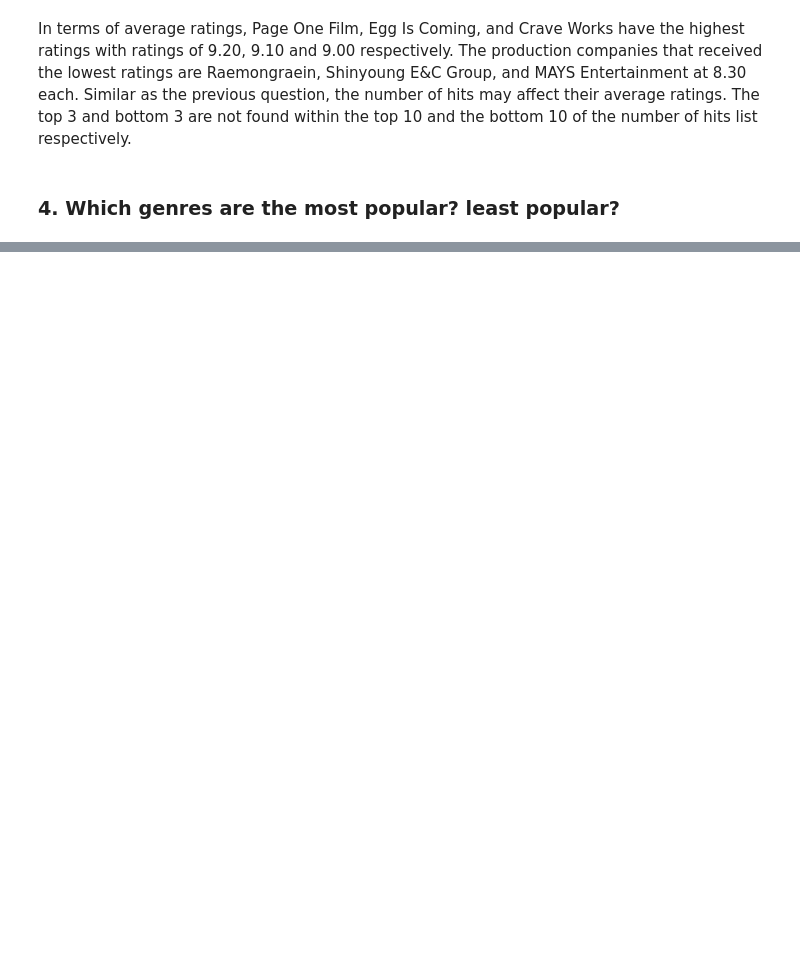
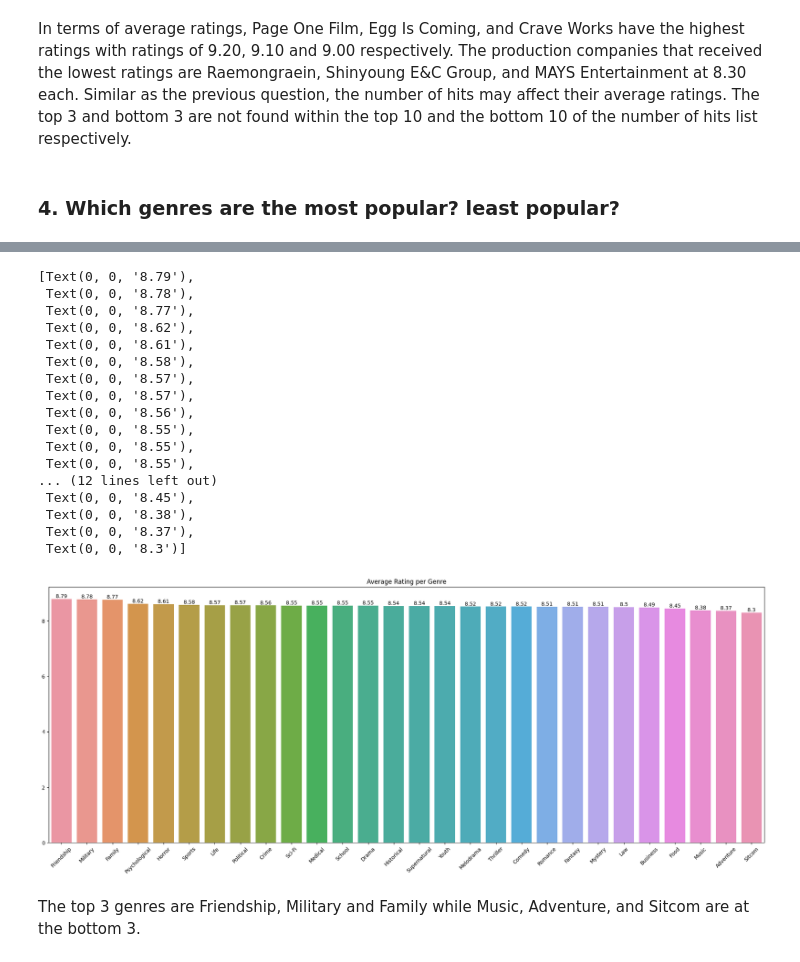
Before and after one commit to blurridge/kdrama-rating-ml, a Jupyter notebook: src/kdrama_rating_ml.ipynb, the cells around one changed output, grey strips where cells are left out. Saved outputs shown, nothing was run; the diff lists cells and outputs as text; code cells hidden in the pictures; blank space fills up the shorter version.

Commit message:
[FEAT] Graphed average rating per genre

```diff
--- a/src/kdrama_rating_ml.ipynb
+++ b/src/kdrama_rating_ml.ipynb
@@ -330,0 +329,8 @@ In terms of average ratings, Page One Film, Egg Is Coming, and Crave Works have
+# %%
+# Get means per genre
+
+means_per_genre = dict()
+for column in kdrama_data.columns[10:38]:
+    means_per_genre[column] = kdrama_data.loc[kdrama_data[column] == 1, 'Rating'].mean()
+means_per_genre = pd.Series(means_per_genre).sort_values(ascending=False).round(2)
+means_per_genre
@@ -330,0 +355,29 @@ In terms of average ratings, Page One Film, Egg Is Coming, and Crave Works have
+# %%
+# Plot means per genre
+
+plt.figure(figsize=(25,9))
+plt.title("Average Rating per Genre")
+plt.xticks(rotation=45)
+g = sns.barplot(x=means_per_genre.index, y=means_per_genre.values)
+g.bar_label(g.containers[0])
+# %% [output]
+[Text(0, 0, '8.79'),
+ Text(0, 0, '8.78'),
+ Text(0, 0, '8.77'),
+ Text(0, 0, '8.62'),
+ Text(0, 0, '8.61'),
+ Text(0, 0, '8.58'),
+ Text(0, 0, '8.57'),
+ Text(0, 0, '8.57'),
+ Text(0, 0, '8.56'),
+ Text(0, 0, '8.55'),
+ Text(0, 0, '8.55'),
+ Text(0, 0, '8.55'),
+... (12 lines left out)
+ Text(0, 0, '8.45'),
+ Text(0, 0, '8.38'),
+ Text(0, 0, '8.37'),
+ Text(0, 0, '8.3')]
+[figure, added]
+# %% [markdown]
+The top 3 genres are Friendship, Military and Family while Music, Adventure, and Sitcom are at the bottom 3.
```
Also changed, not shown: parts of 3 cells of this notebook.
